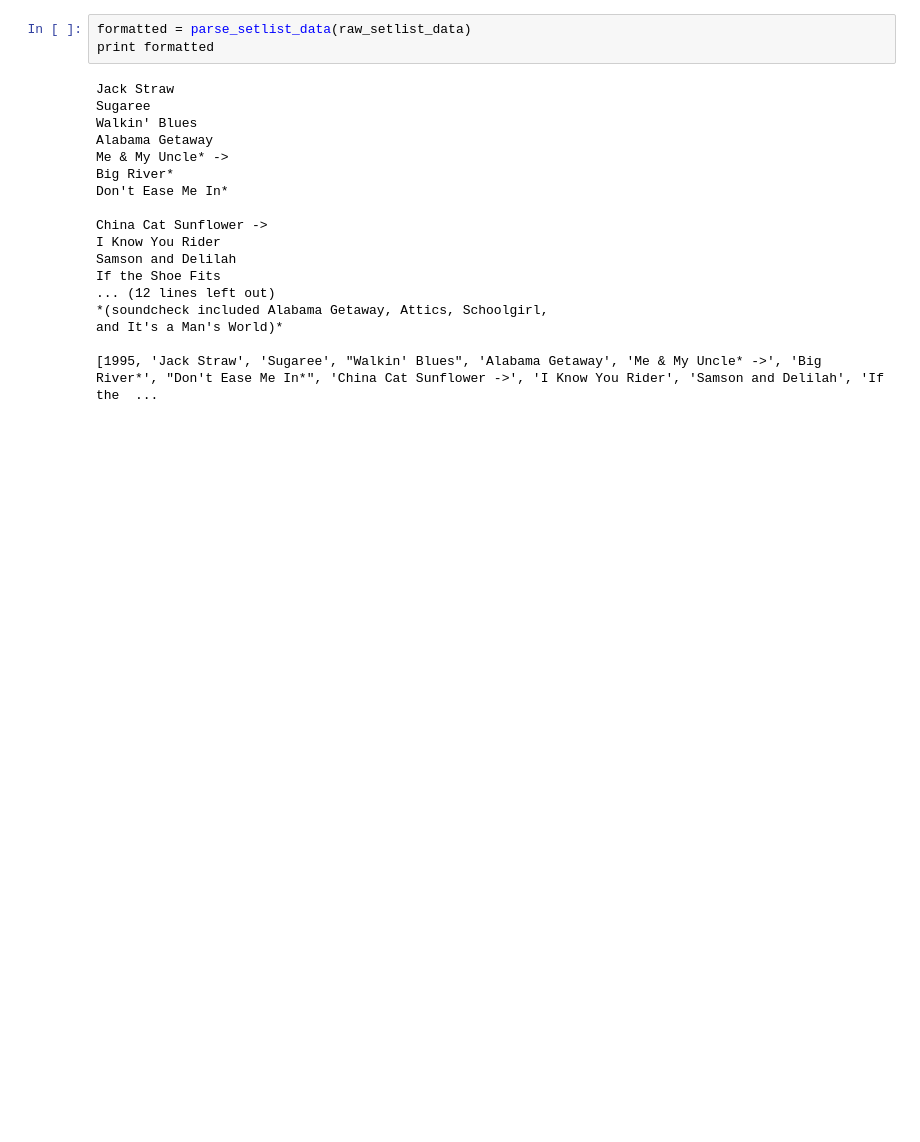
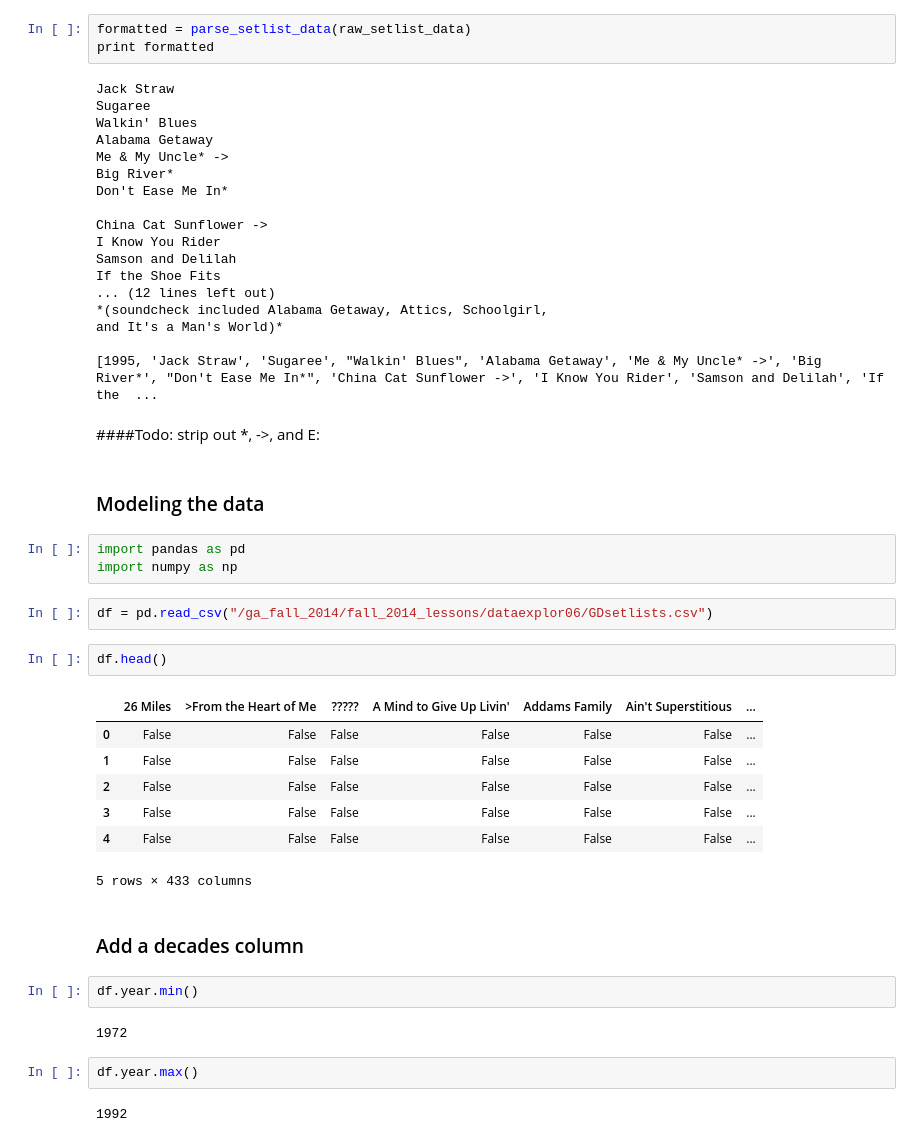
Before and after one commit to Eric-Xu/fall_2014_lessons, a Jupyter notebook: dataexplor06/exu/grateful_dead_exu.ipynb, the cells around one changed output. Saved outputs shown, nothing was run; the diff lists cells and outputs as text; blank space fills up the shorter version.

Commit message:
finish dataexplor06

```diff
--- a/dataexplor06/exu/grateful_dead_exu.ipynb
+++ b/dataexplor06/exu/grateful_dead_exu.ipynb
@@ -152,3 +160,32 @@ If the Shoe Fits
 and It's a Man's World)*
 
 [1995, 'Jack Straw', 'Sugaree', "Walkin' Blues", 'Alabama Getaway', 'Me & My Uncle* ->', 'Big River*', "Don't Ease Me In*", 'China Cat Sunflower ->', 'I Know You Rider', 'Samson and Delilah', 'If the  ...
+# %% [markdown]
+####Todo: strip out *, ->, and E:
+# %% [markdown]
+### Modeling the data
+# %%
+import pandas as pd
+import numpy as np
+# %%
+df = pd.read_csv("/ga_fall_2014/fall_2014_lessons/dataexplor06/GDsetlists.csv")
+# %%
+df.head()
+# %% [output]
+|  | 26 Miles | >From the Heart of Me | ????? | A Mind to Give Up Livin' | Addams Family | Ain't Superstitious | ... |
+| 0 | False | False | False | False | False | False | ... |
+| 1 | False | False | False | False | False | False | ... |
+| 2 | False | False | False | False | False | False | ... |
+| 3 | False | False | False | False | False | False | ... |
+| 4 | False | False | False | False | False | False | ... |
+5 rows × 433 columns
+# %% [markdown]
+### Add a decades column
+# %%
+df.year.min()
+# %% [output]
+1972
+# %%
+df.year.max()
+# %% [output]
+1992
```
Also changed, not shown: parts of 16 cells of this notebook, 1 other file.
